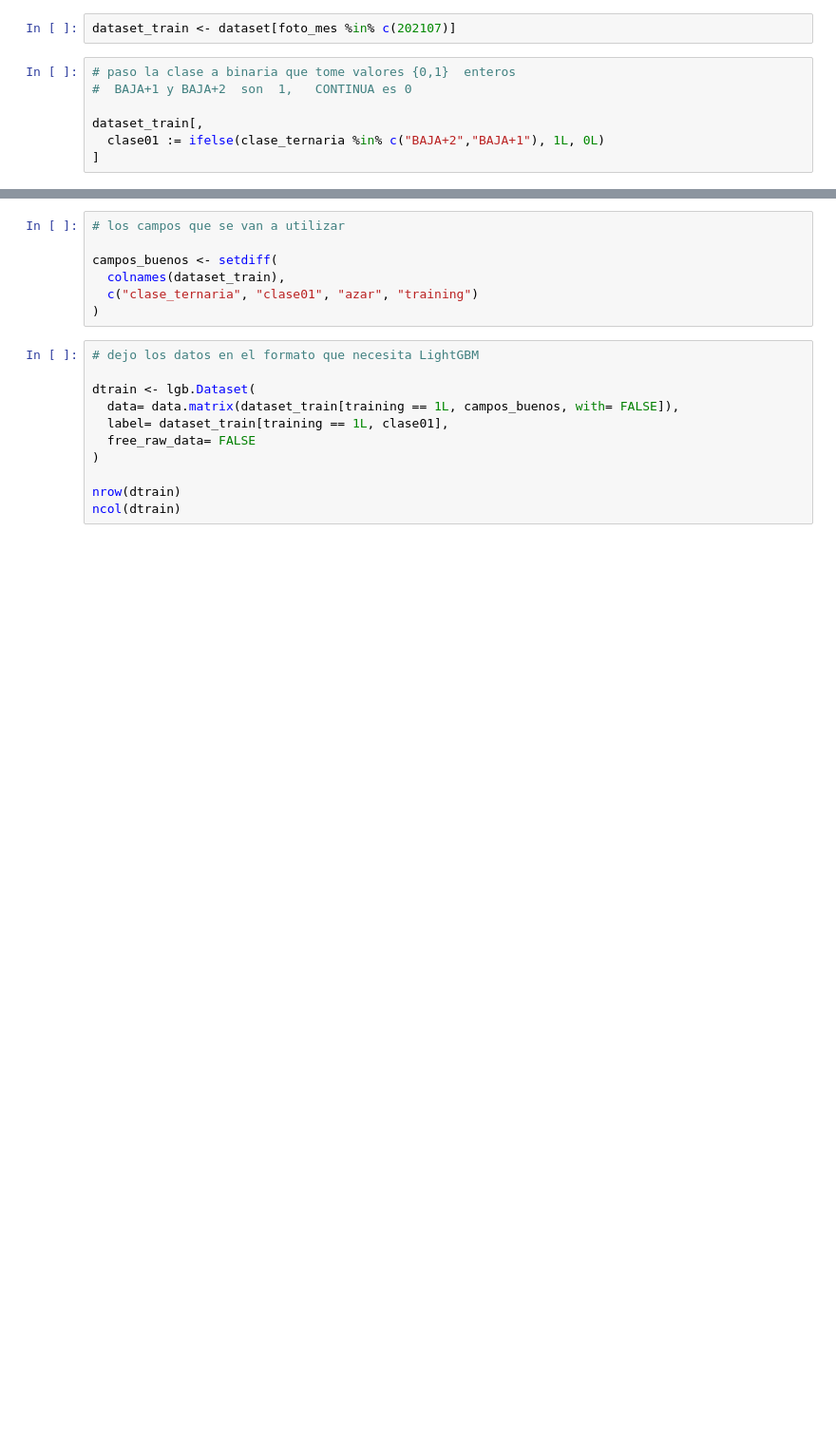
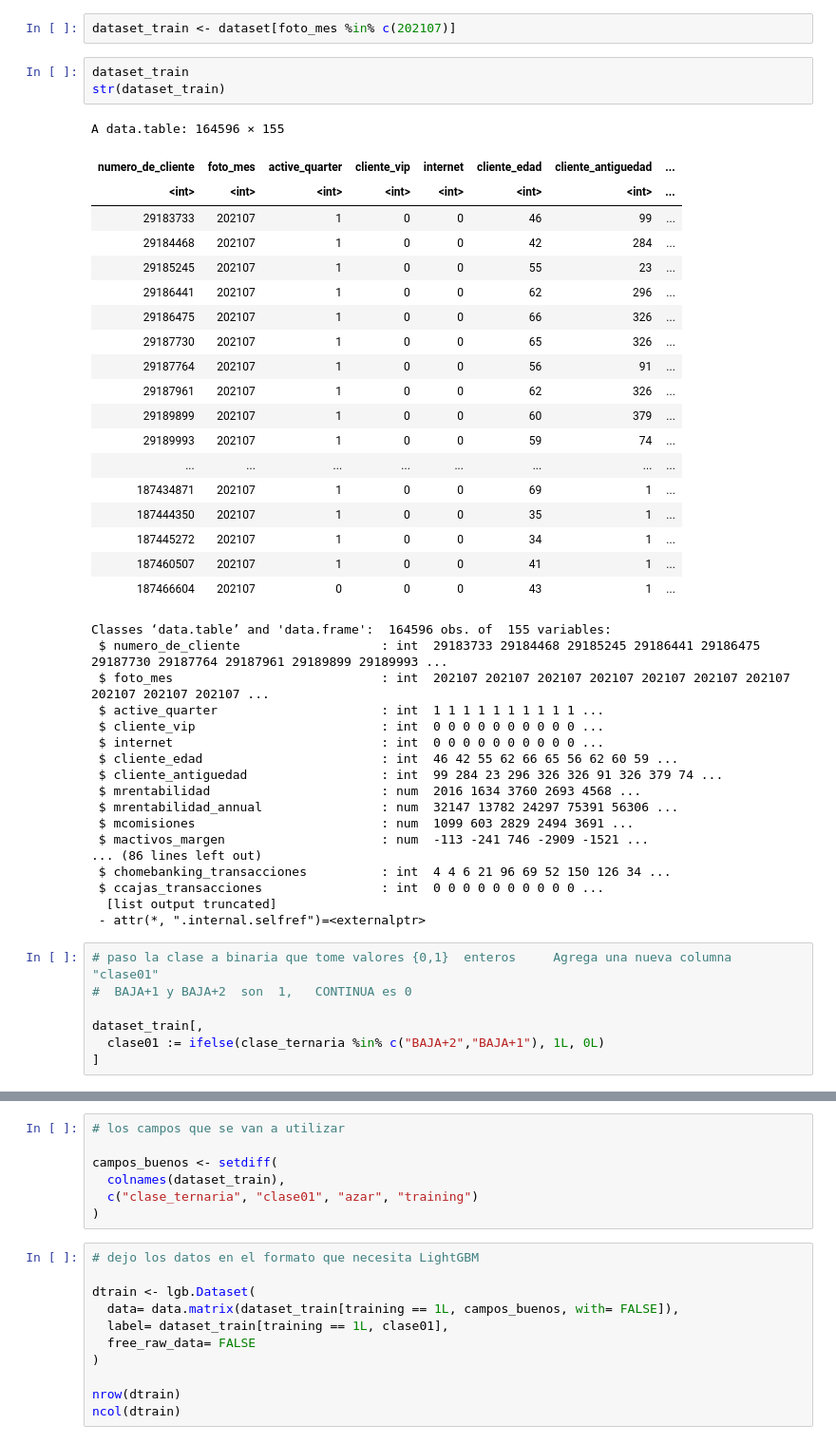
Before and after one commit to luciaphmaestria/labo2025v, a Jupyter notebook: src/ensembles/594_TareaHogar_05.ipynb, the cells around one changed output, grey strips where cells are left out. Shown at 95% size. Drawn from its saved outputs; the diff is of its cells as text; blank space fills up the shorter version.

```diff
--- a/src/ensembles/594_TareaHogar_05.ipynb
+++ b/src/ensembles/594_TareaHogar_05.ipynb
@@ -232,7 +299,47 @@ dataset <- fread("/content/datasets/dataset_pequeno.csv")
 # %%
 dataset_train <- dataset[foto_mes %in% c(202107)]
+# %%
+dataset_train
+str(dataset_train)
+# %% [output]
+A data.table: 164596 × 155
+| numero_de_cliente | foto_mes | active_quarter | cliente_vip | internet | cliente_edad | cliente_antiguedad | ... |
+| <int> | <int> | <int> | <int> | <int> | <int> | <int> | ... |
+| 29183733 | 202107 | 1 | 0 | 0 | 46 | 99 | ... |
+| 29184468 | 202107 | 1 | 0 | 0 | 42 | 284 | ... |
+| 29185245 | 202107 | 1 | 0 | 0 | 55 | 23 | ... |
+| 29186441 | 202107 | 1 | 0 | 0 | 62 | 296 | ... |
+| 29186475 | 202107 | 1 | 0 | 0 | 66 | 326 | ... |
+| 29187730 | 202107 | 1 | 0 | 0 | 65 | 326 | ... |
+| 29187764 | 202107 | 1 | 0 | 0 | 56 | 91 | ... |
+| 29187961 | 202107 | 1 | 0 | 0 | 62 | 326 | ... |
+| 29189899 | 202107 | 1 | 0 | 0 | 60 | 379 | ... |
+| 29189993 | 202107 | 1 | 0 | 0 | 59 | 74 | ... |
+| ... | ... | ... | ... | ... | ... | ... | ... |
+| 187434871 | 202107 | 1 | 0 | 0 | 69 | 1 | ... |
+| 187444350 | 202107 | 1 | 0 | 0 | 35 | 1 | ... |
+| 187445272 | 202107 | 1 | 0 | 0 | 34 | 1 | ... |
+| 187460507 | 202107 | 1 | 0 | 0 | 41 | 1 | ... |
+| 187466604 | 202107 | 0 | 0 | 0 | 43 | 1 | ... |
+Classes ‘data.table’ and 'data.frame':  164596 obs. of  155 variables:
+ $ numero_de_cliente                   : int  29183733 29184468 29185245 29186441 29186475 29187730 29187764 29187961 29189899 29189993 ...
+ $ foto_mes                            : int  202107 202107 202107 202107 202107 202107 202107 202107 202107 202107 ...
+ $ active_quarter                      : int  1 1 1 1 1 1 1 1 1 1 ...
+ $ cliente_vip                         : int  0 0 0 0 0 0 0 0 0 0 ...
+ $ internet                            : int  0 0 0 0 0 0 0 0 0 0 ...
+ $ cliente_edad                        : int  46 42 55 62 66 65 56 62 60 59 ...
+ $ cliente_antiguedad                  : int  99 284 23 296 326 326 91 326 379 74 ...
+ $ mrentabilidad                       : num  2016 1634 3760 2693 4568 ...
+ $ mrentabilidad_annual                : num  32147 13782 24297 75391 56306 ...
+ $ mcomisiones                         : num  1099 603 2829 2494 3691 ...
+ $ mactivos_margen                     : num  -113 -241 746 -2909 -1521 ...
+... (86 lines left out)
+ $ chomebanking_transacciones          : int  4 4 6 21 96 69 52 150 126 34 ...
+ $ ccajas_transacciones                : int  0 0 0 0 0 0 0 0 0 0 ...
+  [list output truncated]
+ - attr(*, ".internal.selfref")=<externalptr>
 # %%
-# paso la clase a binaria que tome valores {0,1}  enteros
+# paso la clase a binaria que tome valores {0,1}  enteros     Agrega una nueva columna "clase01"
 #  BAJA+1 y BAJA+2  son  1,   CONTINUA es 0
 
 dataset_train[,
```
Also changed, not shown: parts of 10 cells of this notebook.
